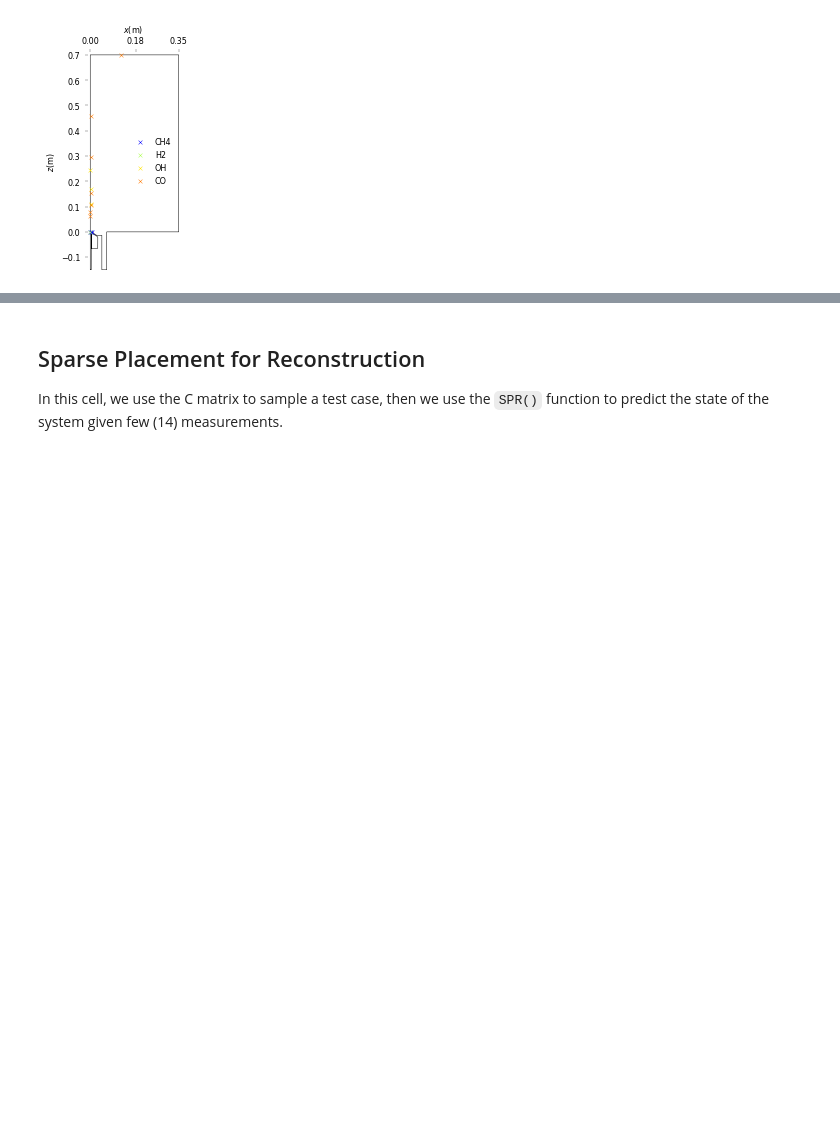
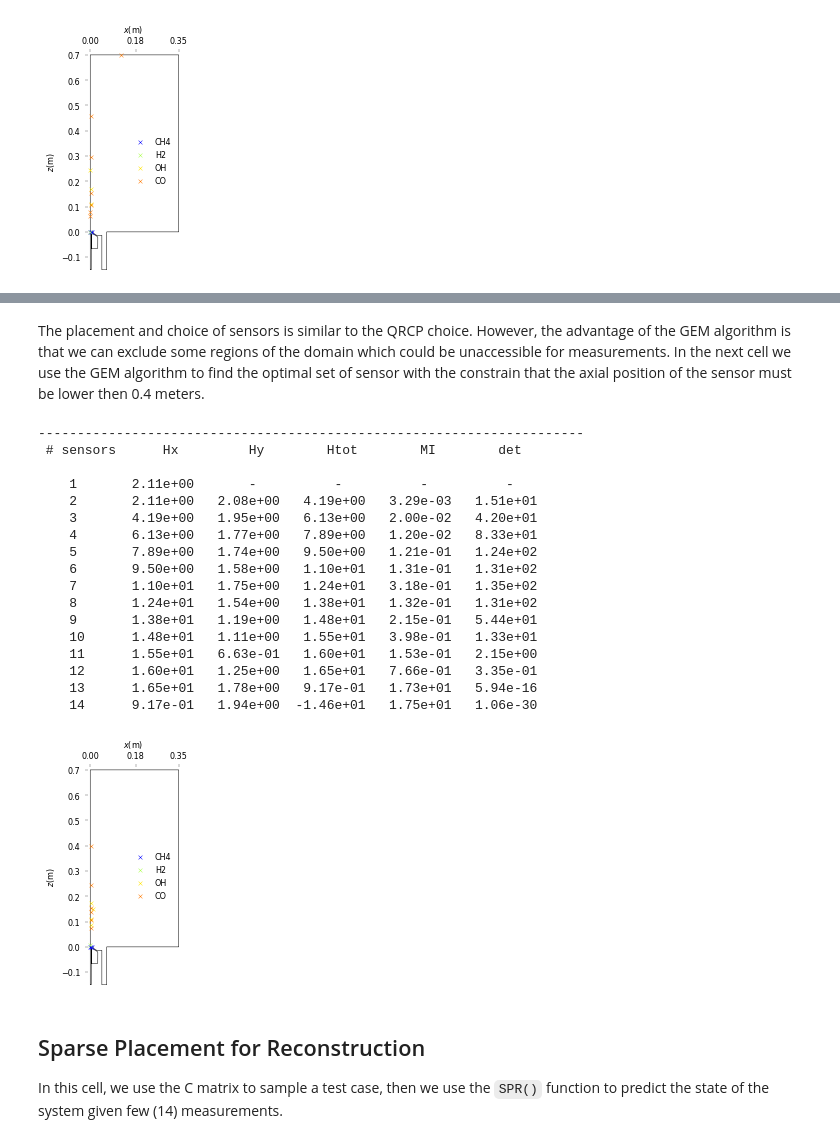
Before and after one commit to burn-research/OpenMEASURE, a Jupyter notebook: docs/sparse_sensing_doc.ipynb, the cells around one changed output, grey strips where cells are left out. Drawn from its saved outputs; the diff is of its cells as text; code cells hidden in the pictures; blank space fills up the shorter version.

```diff
--- a/docs/sparse_sensing_doc.ipynb
+++ b/docs/sparse_sensing_doc.ipynb
@@ -238,3 +287,37 @@ plot_sensors(xz_sensors, features, mesh_outline)
+# %% [markdown]
+The placement and choice of sensors is similar to the QRCP choice. However, the advantage of the GEM algorithm is that we can exclude some regions of the domain which could be unaccessible for measurements. In the next cell we use the GEM algorithm to find the optimal set of sensor with the constrain that the axial position of the sensor must be lower then 0.4 meters.
+# %%
+mask_z = xz[:,1] < 0.4
+mask_z = np.tile(mask_z, n_features)
+C_gem = spr.optimal_placement(calc_type='gem', n_sensors=n_sensors, mask=mask_z, n_modes=99.5, verbose=True)
+
+# Get the sensors positions and features
+xz_sensors = np.zeros((n_sensors, 4))
+for i in range(n_sensors):
+    index = np.argmax(C_gem[i,:])
+    xz_sensors[i,:2] = xz[index % n_cells, :]
+    xz_sensors[i,2] = index // n_cells
+
+plot_sensors(xz_sensors, features, mesh_outline)
+# %% [output]
+----------------------------------------------------------------------
+ # sensors      Hx         Hy        Htot        MI        det
+
+    1       2.11e+00       -          -          -          -
+    2       2.11e+00   2.08e+00   4.19e+00   3.29e-03   1.51e+01
+    3       4.19e+00   1.95e+00   6.13e+00   2.00e-02   4.20e+01
+    4       6.13e+00   1.77e+00   7.89e+00   1.20e-02   8.33e+01
+    5       7.89e+00   1.74e+00   9.50e+00   1.21e-01   1.24e+02
+    6       9.50e+00   1.58e+00   1.10e+01   1.31e-01   1.31e+02
+    7       1.10e+01   1.75e+00   1.24e+01   3.18e-01   1.35e+02
+    8       1.24e+01   1.54e+00   1.38e+01   1.32e-01   1.31e+02
+    9       1.38e+01   1.19e+00   1.48e+01   2.15e-01   5.44e+01
+    10      1.48e+01   1.11e+00   1.55e+01   3.98e-01   1.33e+01
+    11      1.55e+01   6.63e-01   1.60e+01   1.53e-01   2.15e+00
+    12      1.60e+01   1.25e+00   1.65e+01   7.66e-01   3.35e-01
+    13      1.65e+01   1.78e+00   9.17e-01   1.73e+01   5.94e-16
+    14      9.17e-01   1.94e+00  -1.46e+01   1.75e+01   1.06e-30
+[figure, added]
 # %% [markdown]
 ## Sparse Placement for Reconstruction
 
```
Also changed, not shown: parts of 7 cells of this notebook, 4 other files.
